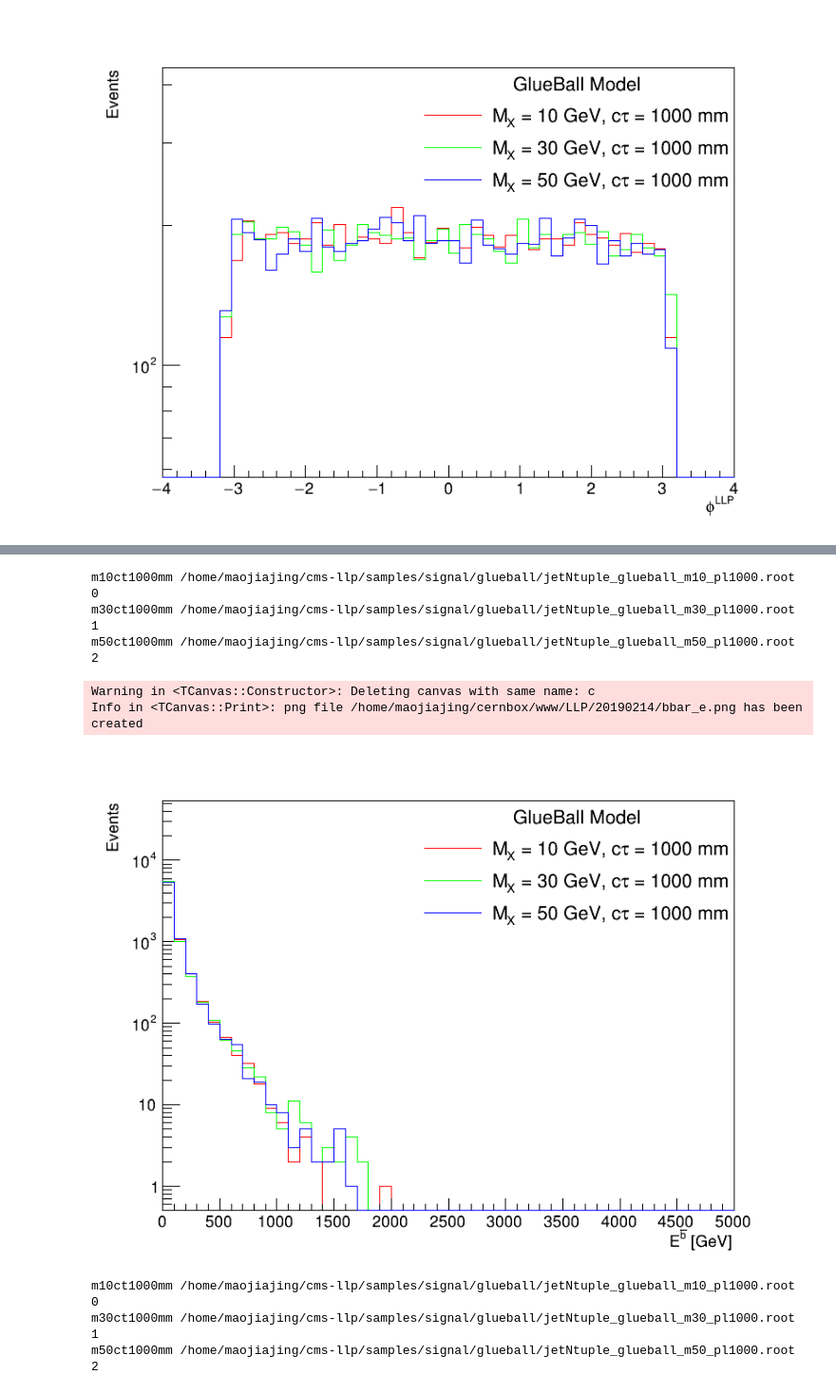
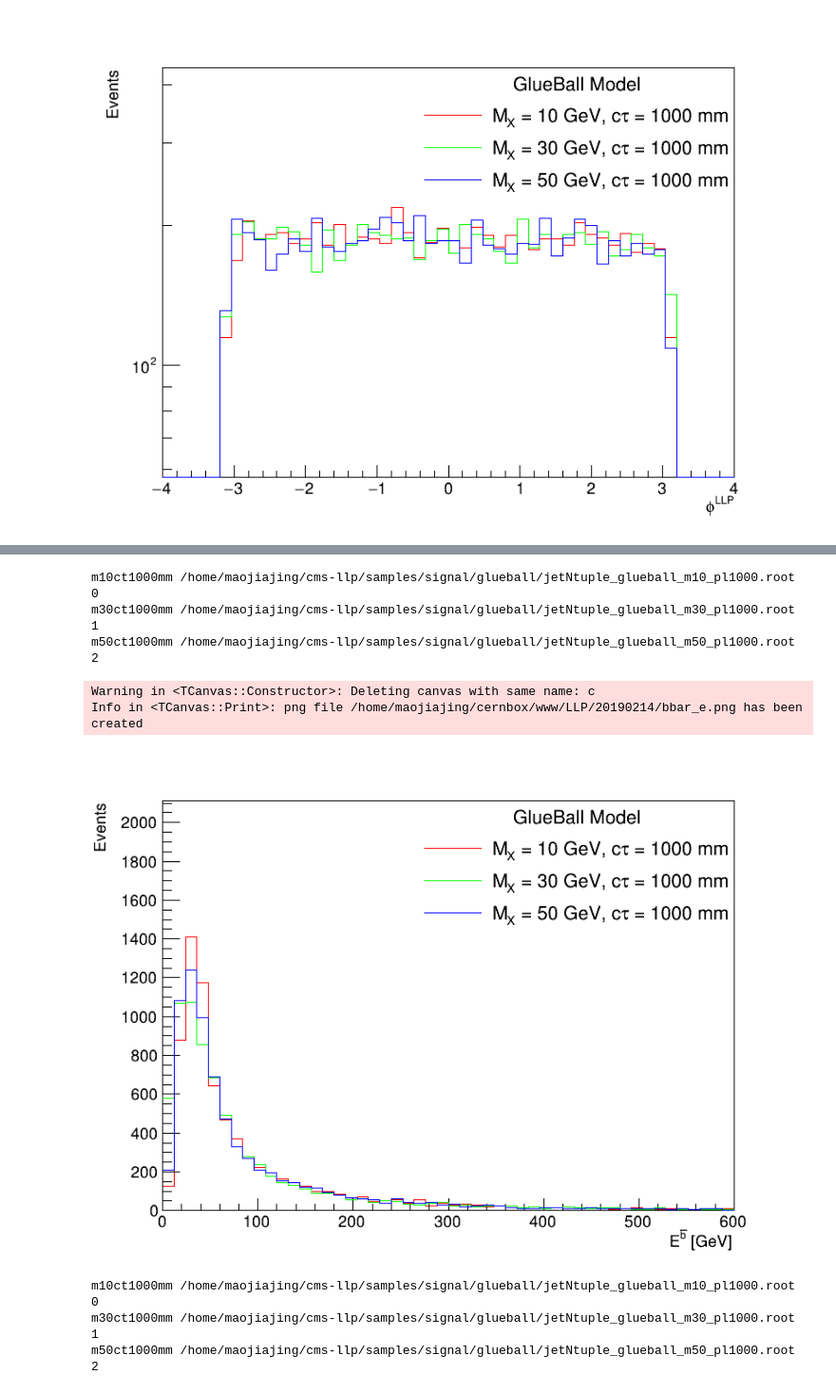
Before and after one commit to cms-lpc-llp/delayed_jet_analyzer, a Jupyter notebook: plot_scripts/Plot_for_GlueBall_Different_Mass.ipynb, the cells around one changed output, grey strips where cells are left out. Shown at 95% size. Cells and saved outputs as stored; diff of their text form; code cells hidden in the pictures.

```diff
--- a/plot_scripts/Plot_for_GlueBall_Different_Mass.ipynb
+++ b/plot_scripts/Plot_for_GlueBall_Different_Mass.ipynb
@@ -658,10 +658,11 @@ for k,v in fpath.iteritems():
     #for pid,pt,eta,phi,e in zip(ten_gen_var['gParticleId'],ten_gen_var['gParticlePt'],ten_gen_var['gParticleEta'],ten_gen_var['gParticlePhi'],ten_gen_var['gParticleE']):
         #print pid, pt, eta
         #print [y if x == 5 else -1 for x,y in zip(pid,pt)]
-    h['llp_e'+str(k)] = create_TH1D(llp_e, axis_title=['E^{LLP} [GeV]', 'Events'], name='', binning=[50,0,5000])
+    h['llp_e'+str(k)] = create_TH1D(llp_e, axis_title=['E^{LLP} [GeV]', 'Events'], name='', binning=[50,0,600])
     h['llp_e'+str(k)].SetLineColor(cnt+2)
     h['llp_e'+str(k)].SetStats(0)
-    h['llp_e'+str(k)].SetMaximum(10*h['llp_e'+str(k)].GetMaximum())
+    #h['llp_e'+str(k)].SetMaximum(10*h['llp_e'+str(k)].GetMaximum())
+    h['llp_e'+str(k)].SetMaximum(2*h['llp_e'+str(k)].GetMaximum())
     h['llp_e'+str(k)].Draw('same')
 
 
@@ -671,7 +672,7 @@ for k,v in fpath.iteritems():
 
 #c.SetTitle('LLP_#eta')
 legall.Draw('same')
-c.SetLogy()
+#c.SetLogy()
 c.Draw()
 c.SaveAs(headout_dir+'/LLP_e.png')
 # %% [output]
@@ -768,10 +769,11 @@ for k,v in fpath.iteritems():
 
 
 
-    h['b_e'+str(k)] = create_TH1D(b_e, axis_title=['E^{b} [GeV]', 'Events'], name='', binning=[50,0,5000])
+    h['b_e'+str(k)] = create_TH1D(b_e, axis_title=['E^{b} [GeV]', 'Events'], name='', binning=[50,0,600])
     h['b_e'+str(k)].SetLineColor(cnt+2)
     h['b_e'+str(k)].SetStats(0)
-    h['b_e'+str(k)].SetMaximum(10*h['b_e'+str(k)].GetMaximum())
+    #h['b_e'+str(k)].SetMaximum(10*h['b_e'+str(k)].GetMaximum())
+    h['b_e'+str(k)].SetMaximum(1.5*h['b_e'+str(k)].GetMaximum())
     h['b_e'+str(k)].Draw('same')
 
 
@@ -781,7 +783,7 @@ for k,v in fpath.iteritems():
 
 #c.SetTitle('LLP_#eta')
 legall.Draw('same')
-c.SetLogy()
+#c.SetLogy()
 c.Draw()
 c.SaveAs(headout_dir+'/b_e.png')
 # %% [output]
@@ -869,37 +872,38 @@ for k,v in fpath.iteritems():
     b_e = ten_gen_var['gParticleE'][sel_b]
 
 
     #4-variables for anti-bottom quark
     bhat_pt  = ten_gen_var['gParticlePt'][sel_bhat]
     bhat_eta = ten_gen_var['gParticleEta'][sel_bhat]
     bhat_phi = ten_gen_var['gParticlePhi'][sel_bhat]
     bhat_e = ten_gen_var['gParticleE'][sel_bhat]
 
 
 
-    h['bhat_e'+str(k)] = create_TH1D(bhat_e, axis_title=['E^{#bar{b}} [GeV]', 'Events'], name='', binning=[50,0,5000])
+    h['bhat_e'+str(k)] = create_TH1D(bhat_e, axis_title=['E^{#bar{b}} [GeV]', 'Events'], name='', binning=[50,0,600])
     h['bhat_e'+str(k)].SetLineColor(cnt+2)
     h['bhat_e'+str(k)].SetStats(0)
-    h['bhat_e'+str(k)].SetMaximum(10*h['bhat_e'+str(k)].GetMaximum())
+    #h['bhat_e'+str(k)].SetMaximum(10*h['bhat_e'+str(k)].GetMaximum())
+    h['bhat_e'+str(k)].SetMaximum(1.5*h['bhat_e'+str(k)].GetMaximum())
     h['bhat_e'+str(k)].Draw('same')
 
 
     legall.AddEntry(h['bhat_e'+str(k)],str(label[k]),'l')
 
     cnt += 1
 
 #c.SetTitle('LLP_#eta')
 legall.Draw('same')
-c.SetLogy()
+#c.SetLogy()
 c.Draw()
 c.SaveAs(headout_dir+'/bbar_e.png')
 # %% [output]
 m10ct1000mm /home/maojiajing/cms-llp/samples/signal/glueball/jetNtuple_glueball_m10_pl1000.root 0
 m30ct1000mm /home/maojiajing/cms-llp/samples/signal/glueball/jetNtuple_glueball_m30_pl1000.root 1
 m50ct1000mm /home/maojiajing/cms-llp/samples/signal/glueball/jetNtuple_glueball_m50_pl1000.root 2
 Warning in <TCanvas::Constructor>: Deleting canvas with same name: c
 Info in <TCanvas::Print>: png file /home/maojiajing/cernbox/www/LLP/20190214/bbar_e.png has been created
-[figure, old version]
+[figure, new version]
 # %%
 import os
 import ROOT as rt
```
Also changed, not shown: parts of 7 cells of this notebook, 1 other file.
